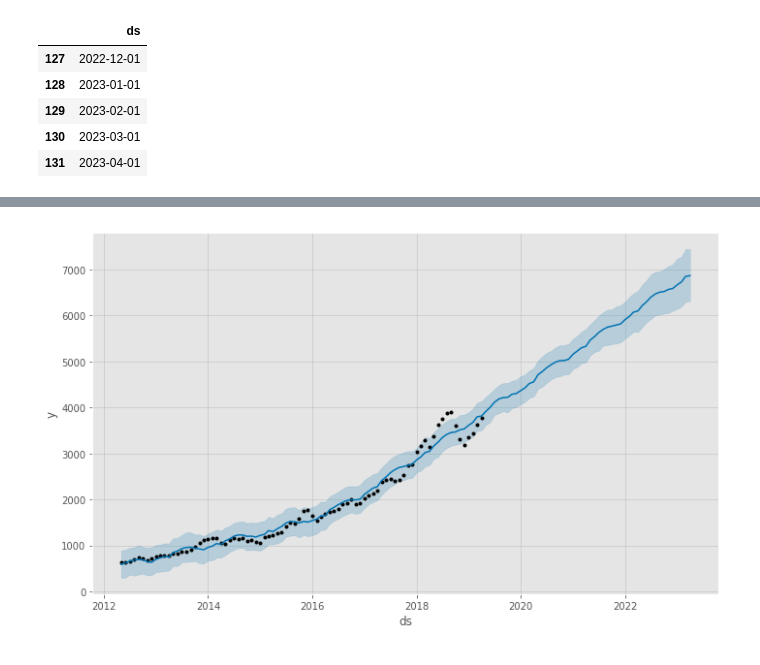
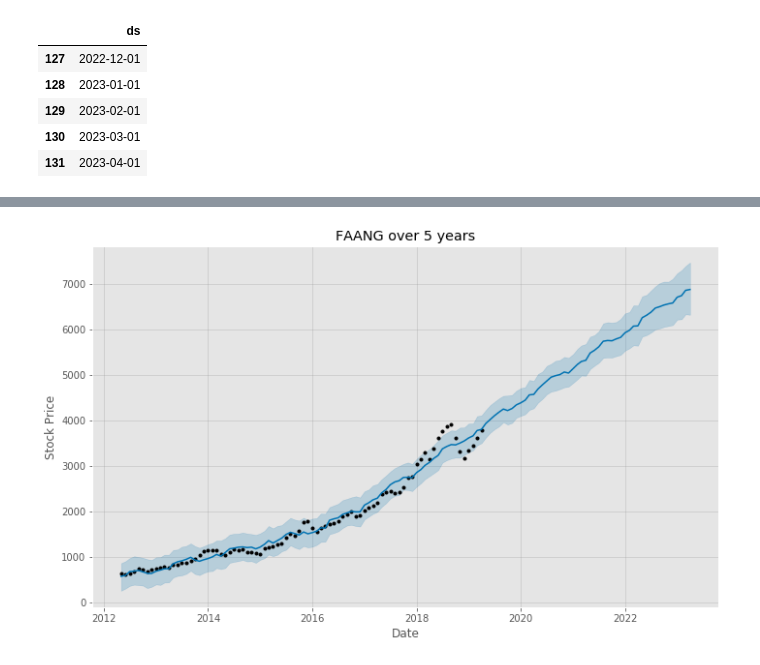
Before and after one commit to Judahesses/FAANG-in-5, a Jupyter notebook: stocks.ipynb, the cells around one changed output, grey strips where cells are left out. Drawn from its saved outputs; the diff is of its cells as text; code cells hidden in the pictures.

Commit message:
fix plot labels

```diff
--- a/stocks.ipynb
+++ b/stocks.ipynb
@@ -717,8 +648,11 @@ forecast[['ds', 'yhat', 'yhat_lower', 'yhat_upper']].tail()
 # %%
 model.plot(forecast, uncertainty=True)
+plt.xlabel('Date')
+plt.ylabel('Stock Price')
+plt.title('FAANG over 5 years')
 plt.show();
 # %% [output]
-[figure, old version]
+[figure, new version]
 # %%
 model.plot_components(forecast);
 # %% [output]
```
Also changed, not shown: parts of 7 cells of this notebook.
